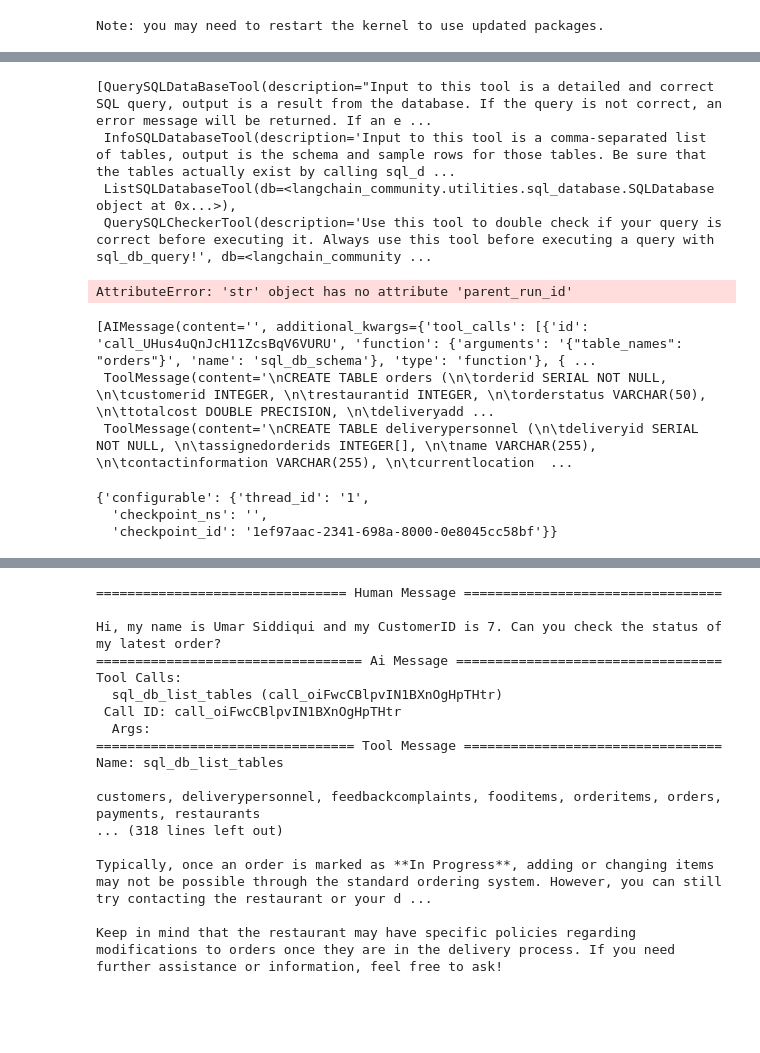
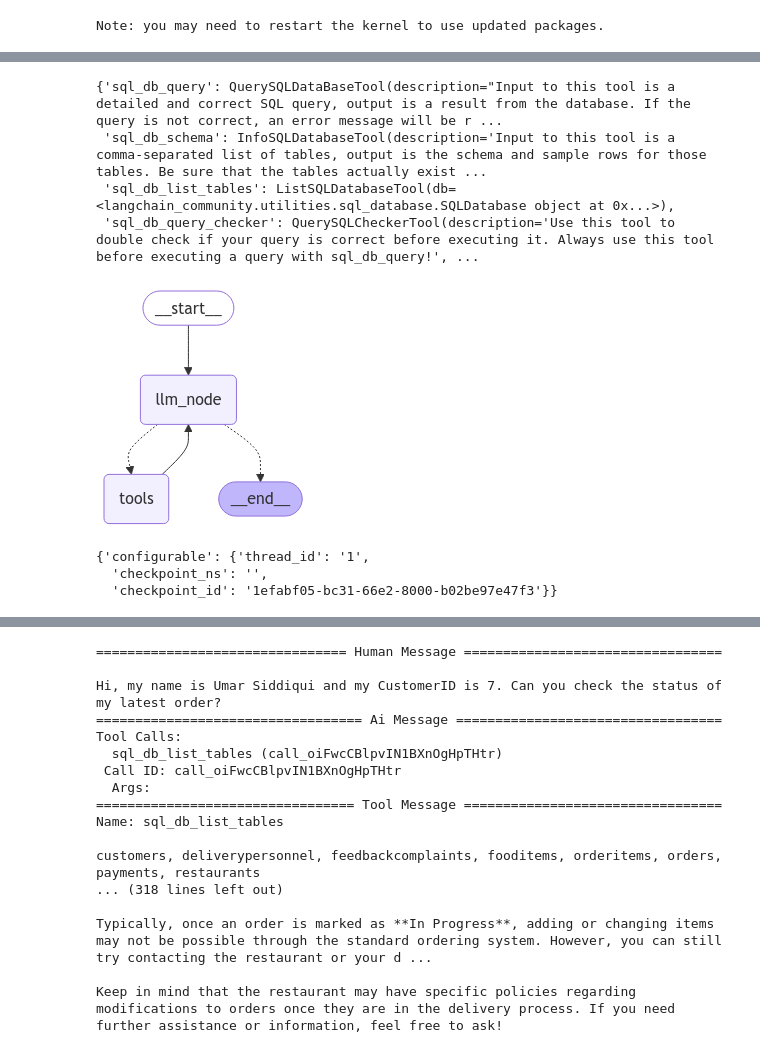
Before and after one commit to HassanAli101/RAG-Enterprise-Chatbot, a Jupyter notebook: sql_agent/sql_agent.ipynb, the cells around one changed output, grey strips where cells are left out. Drawn from its saved outputs; the diff is of its cells as text; code cells hidden in the pictures; blank space fills up the shorter version.

```diff
--- a/sql_agent/sql_agent.ipynb
+++ b/sql_agent/sql_agent.ipynb
@@ -57,14 +58,10 @@ from langchain_community.agent_toolkits import SQLDatabaseToolkit
 
 toolkit = SQLDatabaseToolkit(db=db, llm=llm)
 tools = toolkit.get_tools()
+tools = {tool.name:tool for tool in tools}
 tools
 # %% [output]
-[QuerySQLDataBaseTool(description="Input to this tool is a detailed and correct SQL query, output is a result from the database. If the query is not correct, an error message will be returned. If an e ...
- InfoSQLDatabaseTool(description='Input to this tool is a comma-separated list of tables, output is the schema and sample rows for those tables. Be sure that the tables actually exist by calling sql_d ...
- ListSQLDatabaseTool(db=<langchain_community.utilities.sql_database.SQLDatabase object at 0x...>),
- QuerySQLCheckerTool(description='Use this tool to double check if your query is correct before executing it. Always use this tool before executing a query with sql_db_query!', db=<langchain_community ...
+{'sql_db_query': QuerySQLDataBaseTool(description="Input to this tool is a detailed and correct SQL query, output is a result from the database. If the query is not correct, an error message will be r ...
+ 'sql_db_schema': InfoSQLDatabaseTool(description='Input to this tool is a comma-separated list of tables, output is the schema and sample rows for those tables. Be sure that the tables actually exist ...
+ 'sql_db_list_tables': ListSQLDatabaseTool(db=<langchain_community.utilities.sql_database.SQLDatabase object at 0x...>),
+ 'sql_db_query_checker': QuerySQLCheckerTool(description='Use this tool to double check if your query is correct before executing it. Always use this tool before executing a query with sql_db_query!', ...
-# %%
-sql_db_schema=tools[1]
-sql_db_schema("orders", "deliverypersonnel")
-# %% [output]
-AttributeError: 'str' object has no attribute 'parent_run_id'
@@ -75,23 +68,8 @@ response = {'model': {'messages': [AIMessage(content='', additional_kwargs={'too
-# %%
-from pprint import pprint
-event1 = response[0]
-event2 = response[1]
-
-len(next(iter(event1.values()))['messages'])
-next(iter(event2.values()))['messages'][1]
-next(iter(event1.values()))["messages"]
-
-ls=[(message) for event in response for message in next(iter(event.values()))['messages']]
-ls
-# %% [output]
-[AIMessage(content='', additional_kwargs={'tool_calls': [{'id': 'call_UHus4uQnJcH11ZcsBqV6VURU', 'function': {'arguments': '{"table_names": "orders"}', 'name': 'sql_db_schema'}, 'type': 'function'}, { ...
- ToolMessage(content='\nCREATE TABLE orders (\n\torderid SERIAL NOT NULL, \n\tcustomerid INTEGER, \n\trestaurantid INTEGER, \n\torderstatus VARCHAR(50), \n\ttotalcost DOUBLE PRECISION, \n\tdeliveryadd ...
- ToolMessage(content='\nCREATE TABLE deliverypersonnel (\n\tdeliveryid SERIAL NOT NULL, \n\tassignedorderids INTEGER[], \n\tname VARCHAR(255), \n\tcontactinformation VARCHAR(255), \n\tcurrentlocation  ...
 # %%
 from typing import Annotated
 from typing_extensions import TypedDict
 from langgraph.checkpoint.memory import MemorySaver
-from langgraph.graph import StateGraph, START
+from langgraph.graph import StateGraph, START, END
 from langgraph.graph.message import add_messages
 from langgraph.prebuilt import ToolNode, tools_condition
 
@@ -102,30 +80,35 @@ class State(TypedDict):
 
 graph_builder = StateGraph(State)
 
-llm_with_tools = llm.bind_tools(tools)
+llm_with_tools = llm.bind_tools(list(tools.values()))
 
-def assistant(state: State):
+def llm_node(state: State):
     return {"messages": [llm_with_tools.invoke(state["messages"])]}
 
-graph_builder.add_node("assistant", assistant)
+graph_builder.add_node("llm_node", llm_node)
+graph_builder.add_node("tools", ToolNode(list(tools.values())))
 
-tool_node = ToolNode(tools=tools)
-graph_builder.add_node("tools", tool_node)
-
+graph_builder.add_edge(START, "llm_node")
 graph_builder.add_conditional_edges(
-    "assistant",
+    "llm_node",
     tools_condition,
 )
-graph_builder.add_edge("tools", "assistant")
-graph_builder.add_edge(START, "assistant")
-graph = graph_builder.compile(checkpointer=memory)
+graph_builder.add_edge("tools", "llm_node")
+sql_agent = graph_builder.compile(checkpointer=memory)
+# %%
+from IPython.display import Image, display
+
+# Setting xray to 1 will show the internal structure of the nested graph
+display(Image(sql_agent.get_graph(xray=1).draw_mermaid_png()))
+# %% [output]
+[figure, added]
 # %%
 config = {"configurable": {"thread_id": "1"}}
-graph.update_state(config=config, values={"messages": system_message})
+sql_agent.update_state(config=config, values={"messages": system_message_sql_agent})
 # %% [output]
 {'configurable': {'thread_id': '1',
   'checkpoint_ns': '',
-  'checkpoint_id': '1ef97aac-2341-698a-8000-0e8045cc58bf'}}
+  'checkpoint_id': '1efabf05-bc31-66e2-8000-b02be97e47f3'}}
 # %%
 from langchain_core.messages import HumanMessage
 
```
Also changed, not shown: parts of 12 cells of this notebook.
